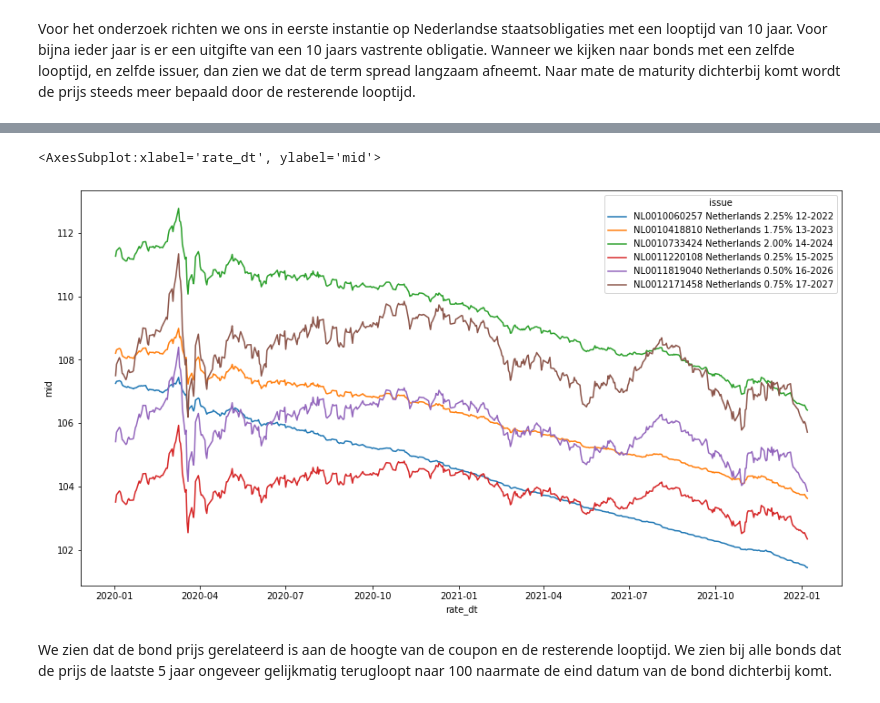
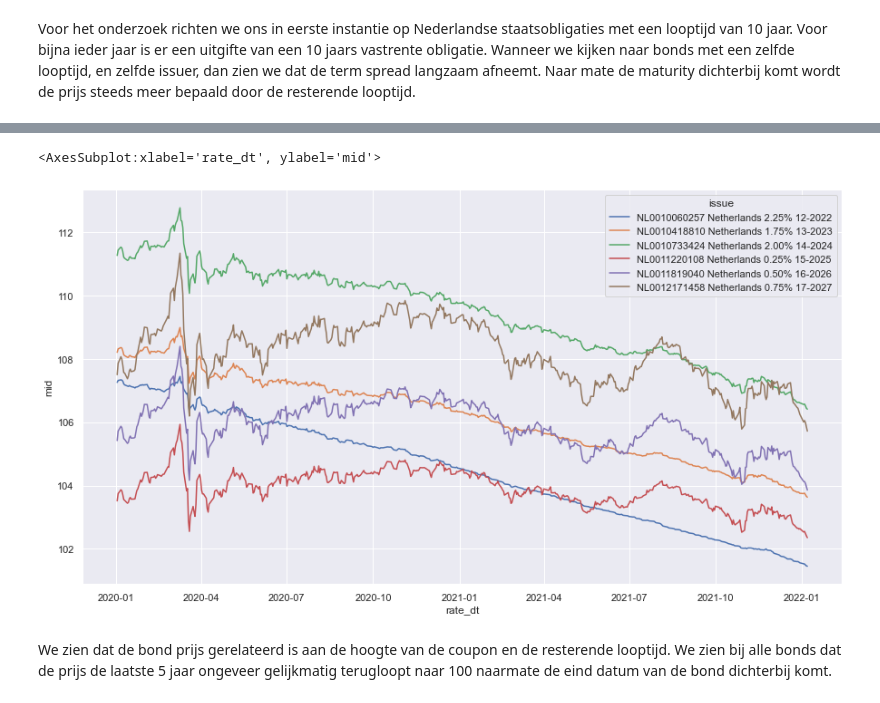
Before and after one commit to Merijn68/BondTrading, a Jupyter notebook: notebooks/03_data_exploratie.ipynb, the cells around one changed output, grey strips where cells are left out. Drawn from its saved outputs; the diff is of its cells as text; code cells hidden in the pictures.

```diff
--- a/notebooks/03_data_exploratie.ipynb
+++ b/notebooks/03_data_exploratie.ipynb
@@ -31,4 +38,4 @@ df_bonds = make_dataset.read_pkl('bonds')
 # %%
-plt.figure(figsize=(15,8))
-visualize.countplot(data = df_bonds, x = 'issuer_name')
+sns.set(rc={'figure.figsize':(11,11)})
+visualize.countplot(data = df_bonds, x = ['issuer_name', 'issue_rating','country','cfi_code'], subplots = True, ncols = 1, other_category = True)
 # %% [output]
@@ -90,25 +63,22 @@ sns.lineplot(data = df_nl, x = 'rate_dt', y = 'mid', hue = 'issue')
 # %%
 # isin = "NL0011220108" # 10 Years NL Bond, maturity 2025 0.25% coupon
-
-df_bp['issue'] = df_bp['reference_identifier'] + ' ' +  df_bp['country'] + ' ' + df_bp['bond_ext_name'].str.split(n=1).str[1]
 df_bp =df_bp.assign(interest = pd.cut(df_bp["coupon"], [-1,0.001,1,2,3,4,5,10],
                         labels=['0%', '< 1%', '1 - 2%','2 - 3%', '3 - 4%','4 - 5%', '5% >']))
 
 df_bp_10y = df_bp.loc[( df_bp['bond_duration'] > 3650 ) & ( df_bp['bond_duration'] < 4000 )]
 df_bp_10y = df_bp_10y.sort_values( by = ['country','mature_dt'] )
 
 filter =    ( df_bp_10y['country'] == 'Netherlands' ) & \
             ( df_bp_10y['coupon'] > 0 ) & \
             ( df_bp_10y['mature_dt'] > '1-jan-2022' ) & \
             ( df_bp_10y['mature_dt'] < '1-jan-2028' ) & \
             ( df_bp_10y['rate_dt'] > '1-jan-2020' )
 df_nl_10y = df_bp_10y.loc[filter]
 
-plt.figure(figsize=(15,8))
-sns.lineplot(data = df_nl_10y, x = 'rate_dt', y = 'mid', hue = 'issue')
+visualize.lineplot(data = df_nl_10y, x = 'rate_dt', y = 'mid', hue = 'issue', figsize=(15,8))
 # %% [output]
 <AxesSubplot:xlabel='rate_dt', ylabel='mid'>
-[figure, old version]
+[figure, new version]
 # %% [markdown]
 We zien dat de bond prijs gerelateerd is aan de hoogte van de coupon en de resterende looptijd.
 We zien bij alle bonds dat de prijs de laatste 5 jaar ongeveer gelijkmatig terugloopt naar 100 naarmate de eind datum van de bond dichterbij komt.
```
Also changed, not shown: parts of 15 cells of this notebook, 1 other file.
